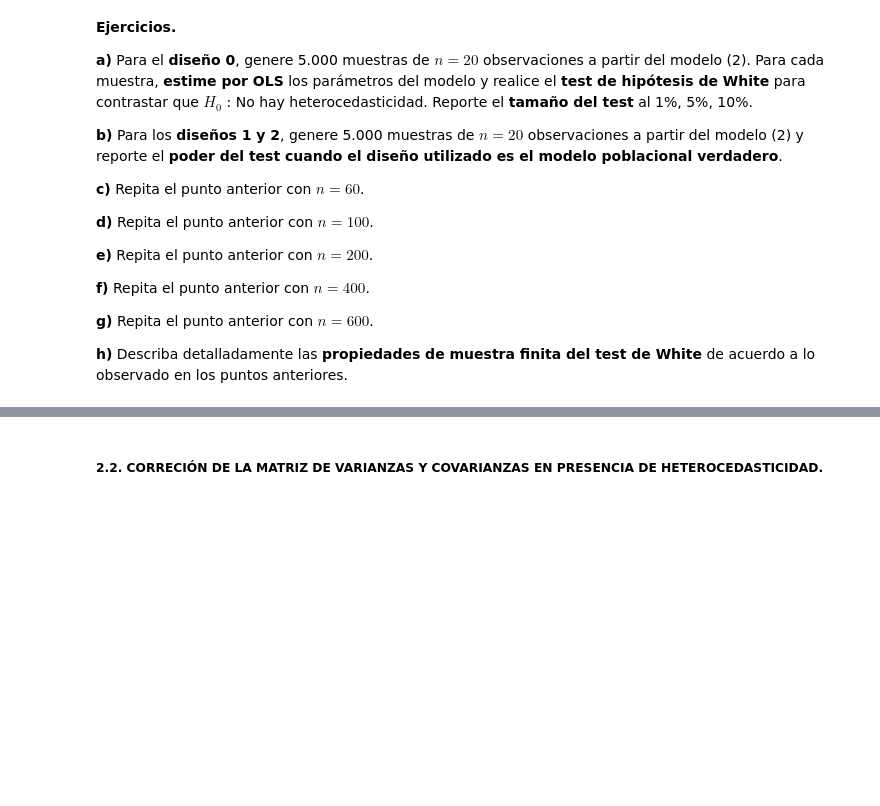
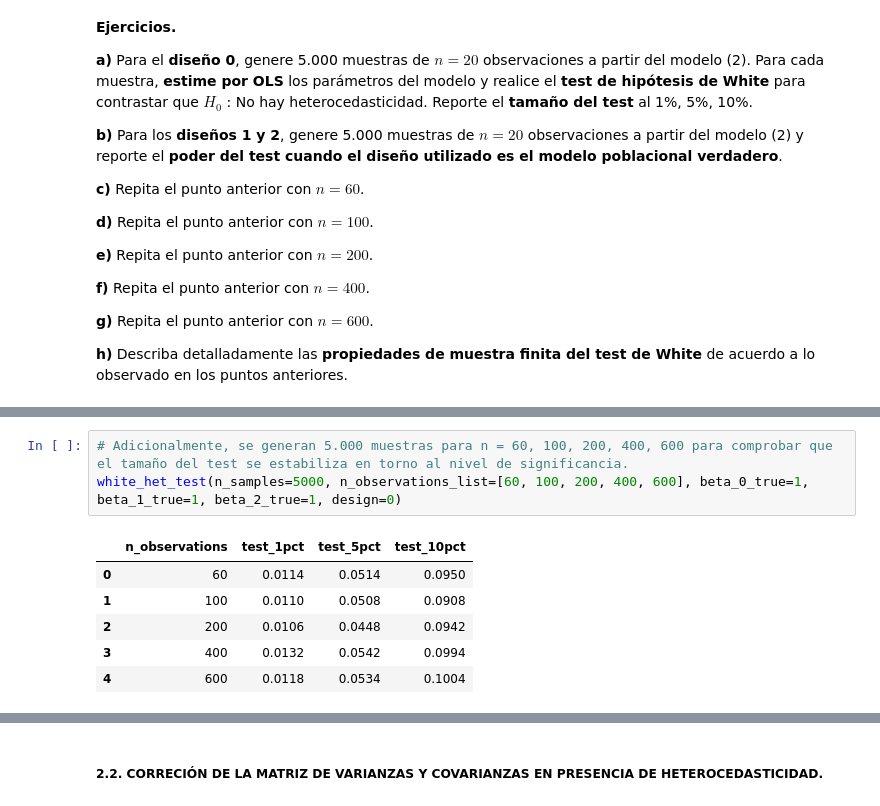
Before and after one commit to DavidGuzzi/MECMT05, a Jupyter notebook: Guzzi3649.ipynb, the cells around one changed output, grey strips where cells are left out. Saved outputs shown, nothing was run; the diff lists cells and outputs as text; blank space fills up the shorter version.

```diff
--- a/Guzzi3649.ipynb
+++ b/Guzzi3649.ipynb
@@ -379,0 +462,10 @@ Todas las simulaciones se basan en **5.000 replicaciones**.
+# %%
+# Adicionalmente, se generan 5.000 muestras para n = 60, 100, 200, 400, 600 para comprobar que el tamaño del test se estabiliza en torno al nivel de significancia.
+white_het_test(n_samples=5000, n_observations_list=[60, 100, 200, 400, 600], beta_0_true=1, beta_1_true=1, beta_2_true=1, design=0)
+# %% [output]
+|  | n_observations | test_1pct | test_5pct | test_10pct |
+| 0 | 60 | 0.0114 | 0.0514 | 0.0950 |
+| 1 | 100 | 0.0110 | 0.0508 | 0.0908 |
+| 2 | 200 | 0.0106 | 0.0448 | 0.0942 |
+| 3 | 400 | 0.0132 | 0.0542 | 0.0994 |
+| 4 | 600 | 0.0118 | 0.0534 | 0.1004 |
```
Also changed, not shown: parts of 5 cells of this notebook, 1 other file.
